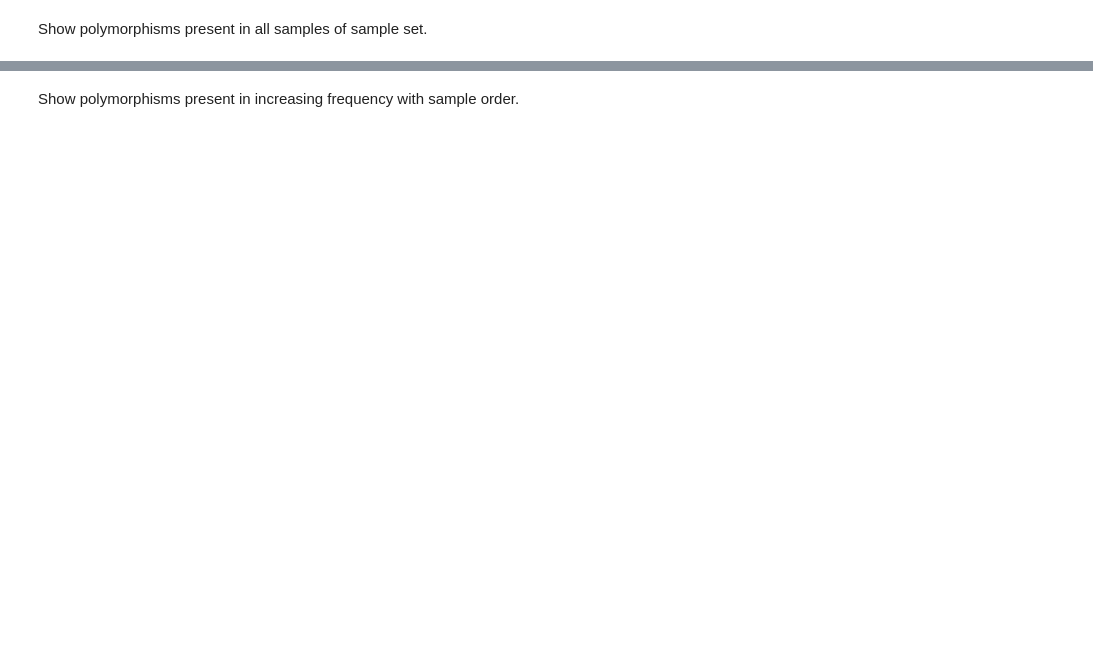
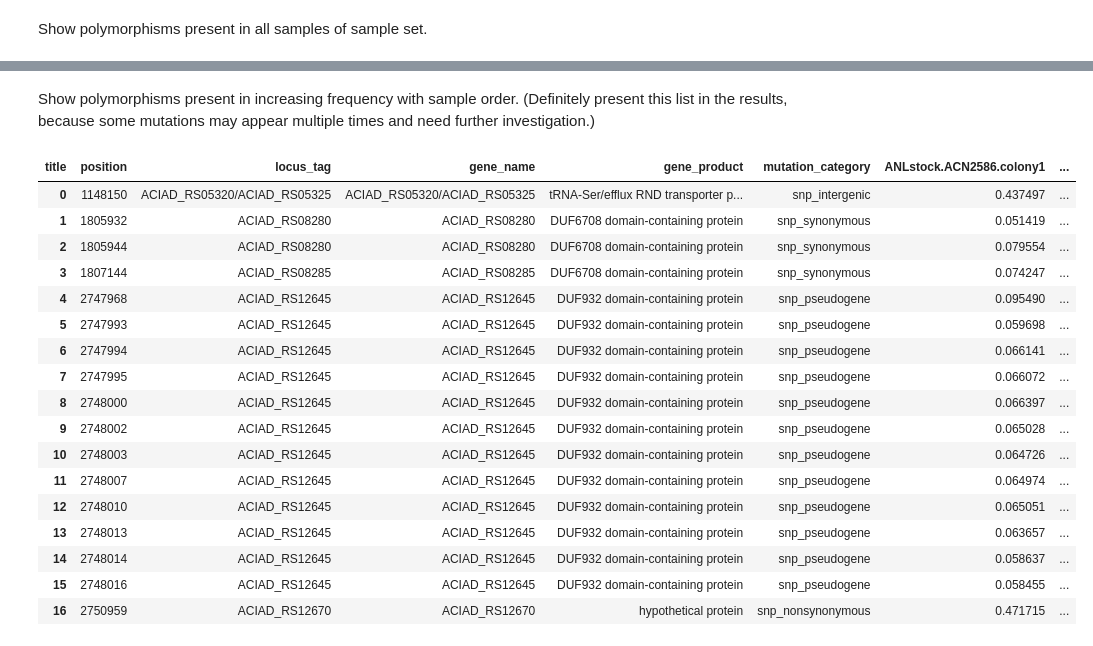
Before and after one commit to nspahr08/AISynbioPipeline, a Jupyter notebook: notebooks/P4CYGL_Processing.ipynb, the cells around one changed output, grey strips where cells are left out. Drawn from its saved outputs; the diff is of its cells as text; code cells hidden in the pictures; blank space fills up the shorter version.

```diff
--- a/notebooks/P4CYGL_Processing.ipynb
+++ b/notebooks/P4CYGL_Processing.ipynb
@@ -536,0 +688,5 @@ compare_df = compare_df.drop(['clone', 'mutator_status', 'population', 'time', '
+# %%
+# Set display options
+pd.set_option('display.max_columns', None)
+pd.set_option('display.width', None)
+pd.set_option('display.max_colwidth', 50)
@@ -575,2 +837,2 @@ df[(df!=0).all(axis=1)].reset_index()[['position', 'gene_name', 'mutation_catego
 # %% [markdown]
-Show polymorphisms present in increasing frequency with sample order.
+Show polymorphisms present in increasing frequency with sample order. (Definitely present this list in the results, because some mutations may appear multiple times and need further investigation.)
@@ -590,0 +839,34 @@ df[
+# %%
+incr = df[
+    # 1. Row-wise non-decreasing
+    (df.values[:, 1:] >= df.values[:, :-1]).all(axis=1)
+    &
+    # 2. First and last cannot be the same
+    (
+        df.values[:, 0] != df.values[:, -1]
+    )
+].reset_index()[['position', 'locus_tag', 'gene_name', 'gene_product', 'mutation_category'] + samples]
+
+if len(incr)> incr['position'].nunique():
+    print("Multiple mutations with the same position were found. /nThese may be insertions that are listed as multiple SNPs or there may be multiple alleles at one position.")
+
+incr
+# %% [output]
+| title | position | locus_tag | gene_name | gene_product | mutation_category | ANLstock.ACN2586.colony1 | ... |
+| 0 | 1148150 | ACIAD_RS05320/ACIAD_RS05325 | ACIAD_RS05320/ACIAD_RS05325 | tRNA-Ser/efflux RND transporter p... | snp_intergenic | 0.437497 | ... |
+| 1 | 1805932 | ACIAD_RS08280 | ACIAD_RS08280 | DUF6708 domain-containing protein | snp_synonymous | 0.051419 | ... |
+| 2 | 1805944 | ACIAD_RS08280 | ACIAD_RS08280 | DUF6708 domain-containing protein | snp_synonymous | 0.079554 | ... |
+| 3 | 1807144 | ACIAD_RS08285 | ACIAD_RS08285 | DUF6708 domain-containing protein | snp_synonymous | 0.074247 | ... |
+| 4 | 2747968 | ACIAD_RS12645 | ACIAD_RS12645 | DUF932 domain-containing protein | snp_pseudogene | 0.095490 | ... |
+| 5 | 2747993 | ACIAD_RS12645 | ACIAD_RS12645 | DUF932 domain-containing protein | snp_pseudogene | 0.059698 | ... |
+| 6 | 2747994 | ACIAD_RS12645 | ACIAD_RS12645 | DUF932 domain-containing protein | snp_pseudogene | 0.066141 | ... |
+| 7 | 2747995 | ACIAD_RS12645 | ACIAD_RS12645 | DUF932 domain-containing protein | snp_pseudogene | 0.066072 | ... |
+| 8 | 2748000 | ACIAD_RS12645 | ACIAD_RS12645 | DUF932 domain-containing protein | snp_pseudogene | 0.066397 | ... |
+| 9 | 2748002 | ACIAD_RS12645 | ACIAD_RS12645 | DUF932 domain-containing protein | snp_pseudogene | 0.065028 | ... |
+| 10 | 2748003 | ACIAD_RS12645 | ACIAD_RS12645 | DUF932 domain-containing protein | snp_pseudogene | 0.064726 | ... |
+| 11 | 2748007 | ACIAD_RS12645 | ACIAD_RS12645 | DUF932 domain-containing protein | snp_pseudogene | 0.064974 | ... |
+| 12 | 2748010 | ACIAD_RS12645 | ACIAD_RS12645 | DUF932 domain-containing protein | snp_pseudogene | 0.065051 | ... |
+| 13 | 2748013 | ACIAD_RS12645 | ACIAD_RS12645 | DUF932 domain-containing protein | snp_pseudogene | 0.063657 | ... |
+| 14 | 2748014 | ACIAD_RS12645 | ACIAD_RS12645 | DUF932 domain-containing protein | snp_pseudogene | 0.058637 | ... |
+| 15 | 2748016 | ACIAD_RS12645 | ACIAD_RS12645 | DUF932 domain-containing protein | snp_pseudogene | 0.058455 | ... |
+| 16 | 2750959 | ACIAD_RS12670 | ACIAD_RS12670 | hypothetical protein | snp_nonsynonymous | 0.471715 | ... |
```
Also changed, not shown: parts of 43 cells of this notebook, 5 other files.
